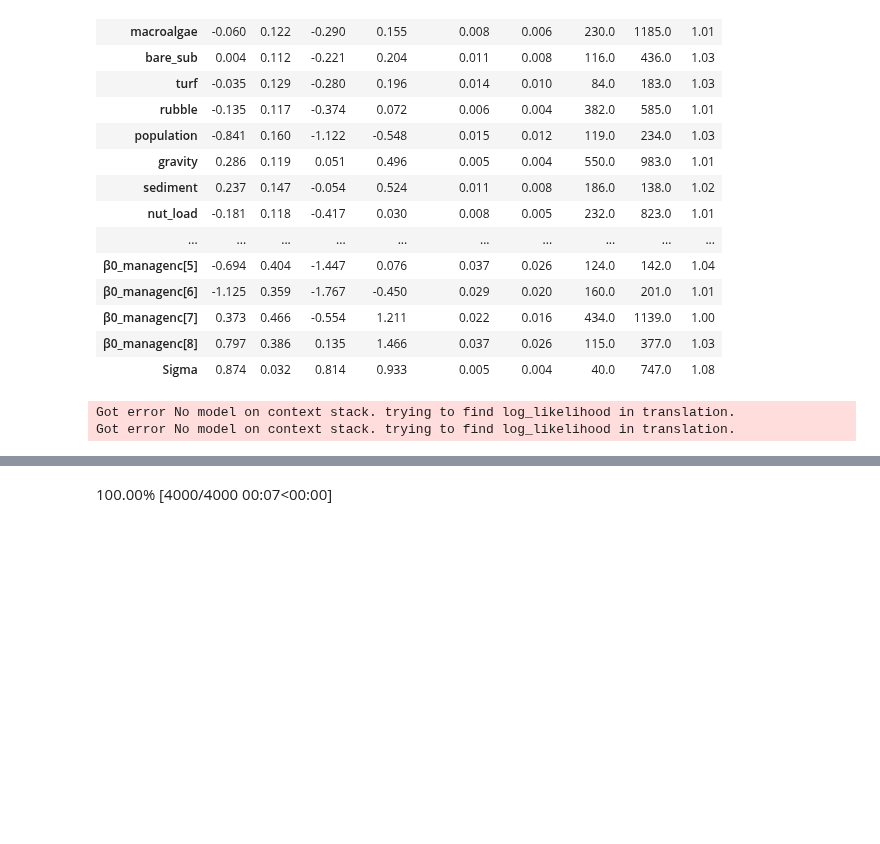
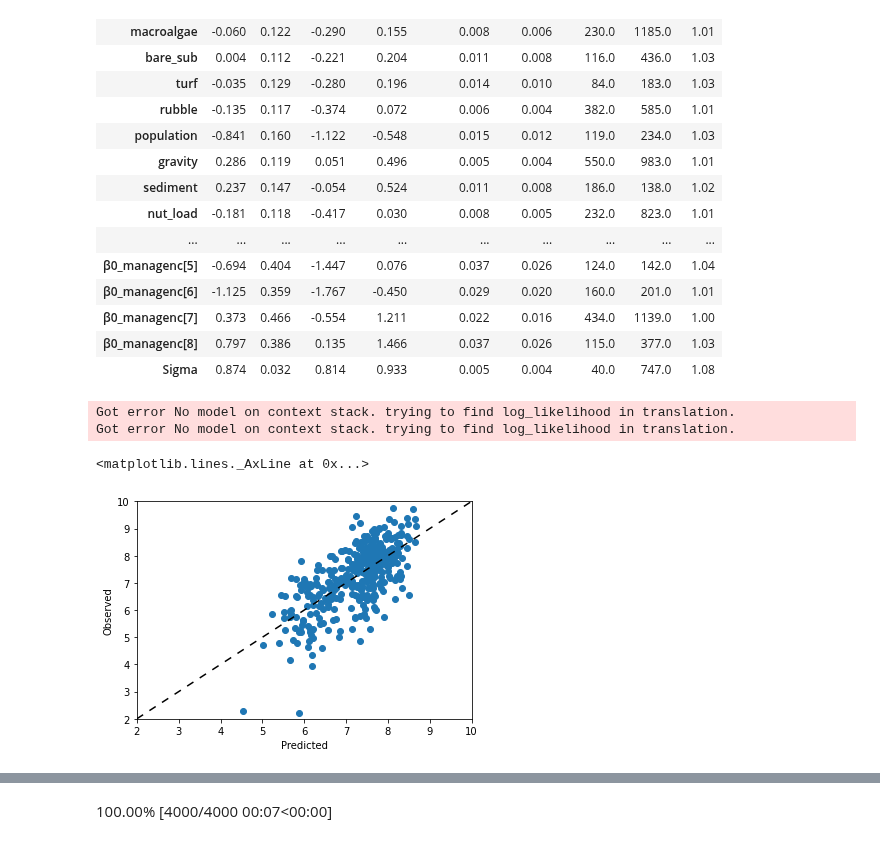
Before and after one commit to jpwrobinson/nutrient-productivity, a Jupyter notebook: py-notebook/Biomass_pymc3.ipynb, the cells around one changed output, grey strips where cells are left out. Cells and saved outputs as stored; diff of their text form; code cells hidden in the pictures; blank space fills up the shorter version.

```diff
--- a/py-notebook/Biomass_pymc3.ipynb
+++ b/py-notebook/Biomass_pymc3.ipynb
@@ -315,6 +297,19 @@ tmp.to_csv('biomass/posterior_summary_50.csv')
 # %% [output]
 Got error No model on context stack. trying to find log_likelihood in translation.
 Got error No model on context stack. trying to find log_likelihood in translation.
+# %%
+# Grab expected alphas
+mu = trace_dm['mu'].T
+mu_0 = mu.mean(1)
+
+## log scale
+plt.scatter(mu_0, ylog)
+plt.ylabel('Observed'),plt.xlabel('Predicted')
+plt.ylim([2, 10]), plt.xlim([2, 10])
+plt.axline((0, 0), (1, 1), color="black", linestyle=(0, (5, 5)))
+# %% [output]
+<matplotlib.lines._AxLine at 0x...>
+[figure, added]
 # %%
 # Grab expected alphas
 mu = trace_dm['mu'].T
```
Also changed, not shown: parts of 5 cells of this notebook, 10 other files.
